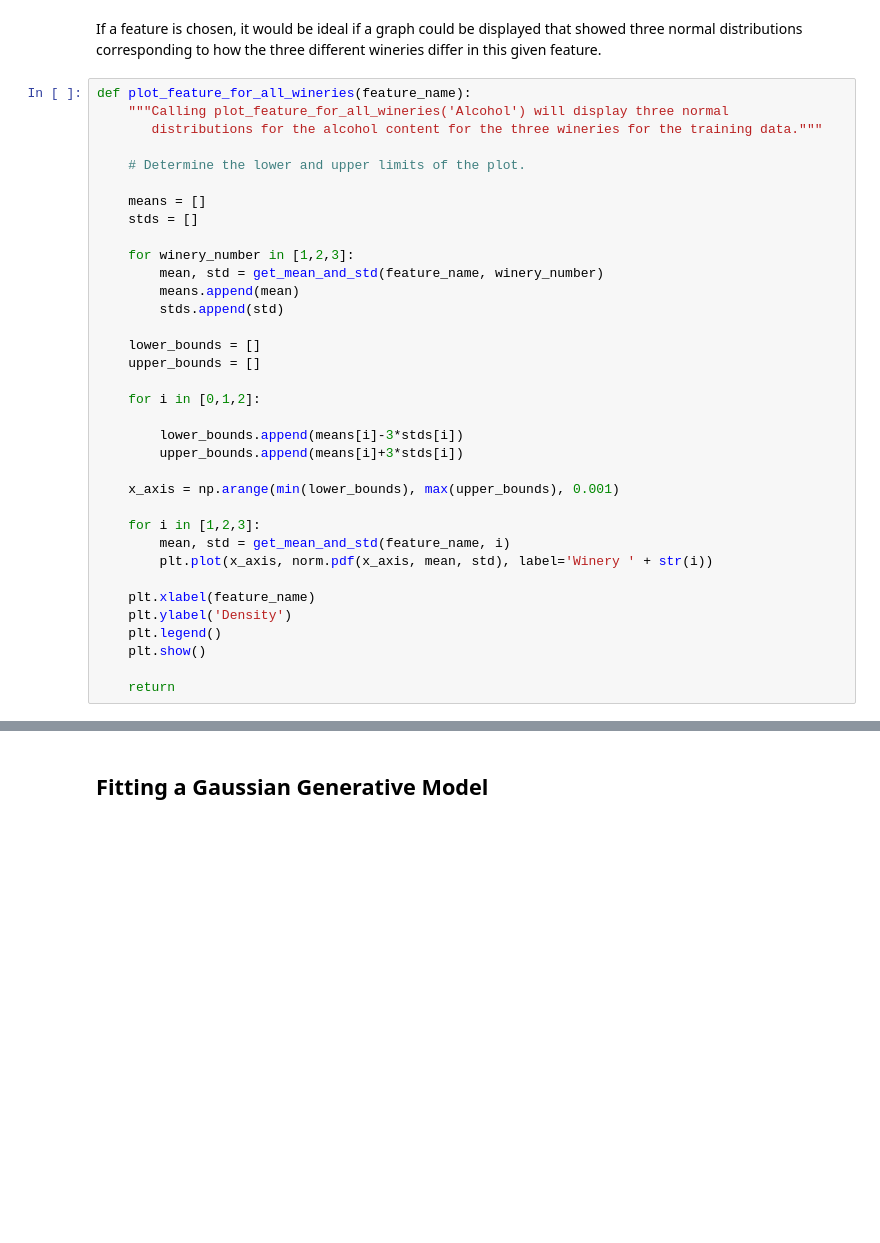
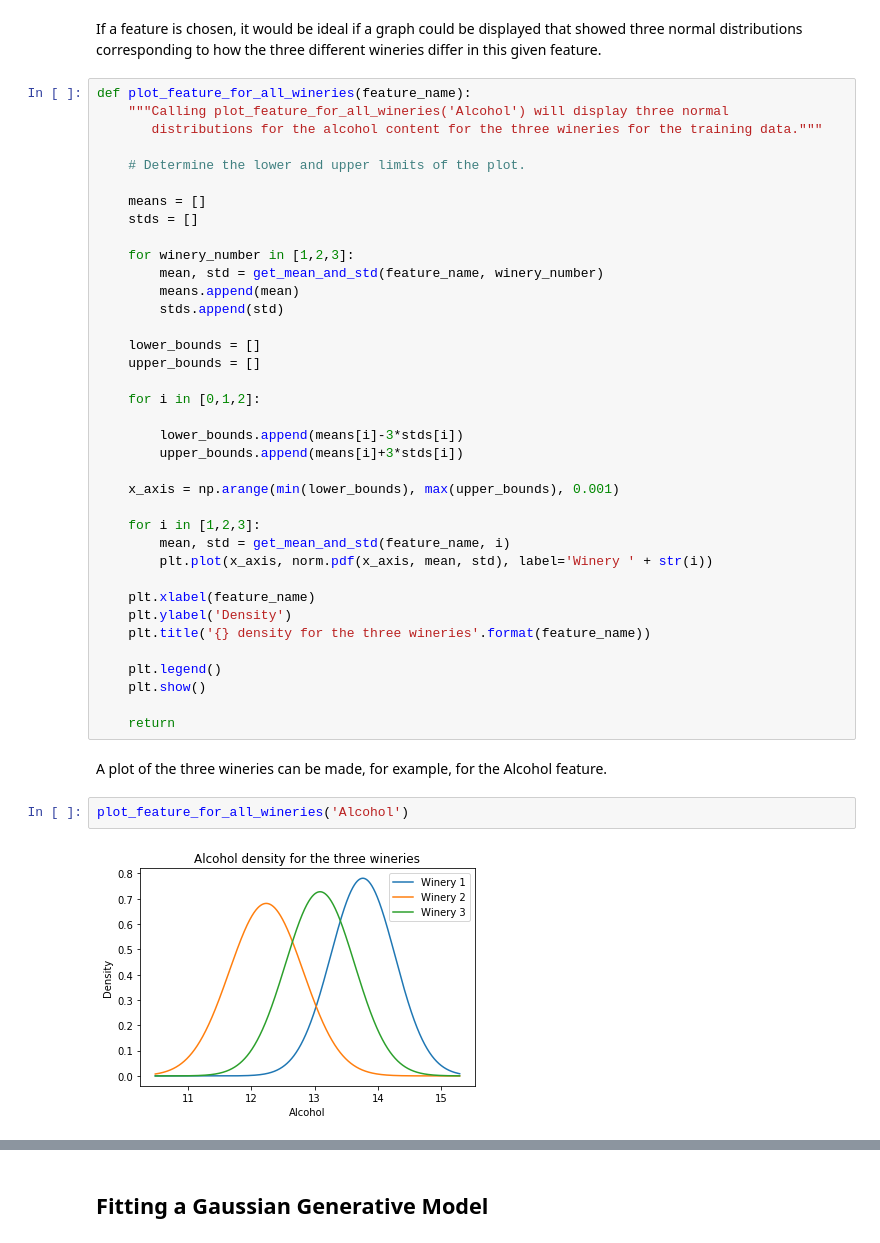
Before and after one commit to dmbentley/generative-model, a Jupyter notebook: univariate-generative-model.ipynb, the cells around one changed output, grey strips where cells are left out. Cells and saved outputs as stored; diff of their text form; blank space fills up the shorter version.

```diff
--- a/univariate-generative-model.ipynb
+++ b/univariate-generative-model.ipynb
@@ -155,8 +154,16 @@ def plot_feature_for_all_wineries(feature_name):
 
     plt.xlabel(feature_name)
     plt.ylabel('Density')
+    plt.title('{} density for the three wineries'.format(feature_name))
+
     plt.legend()
     plt.show()
 
     return
+# %% [markdown]
+A plot of the three wineries can be made, for example, for the Alcohol feature.
+# %%
+plot_feature_for_all_wineries('Alcohol')
+# %% [output]
+[figure, added]
 # %% [markdown]
```
Also changed, not shown: parts of 6 cells of this notebook, 5 other files.
